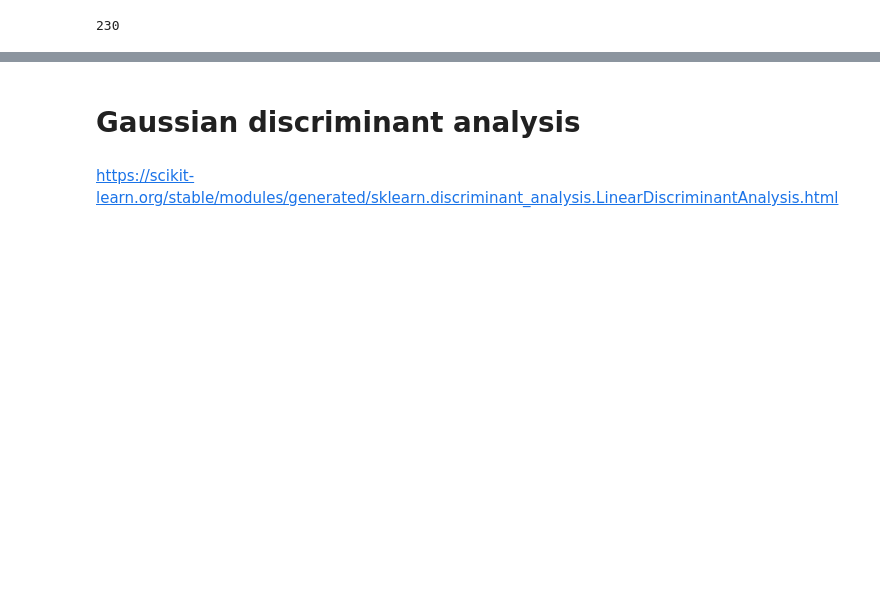
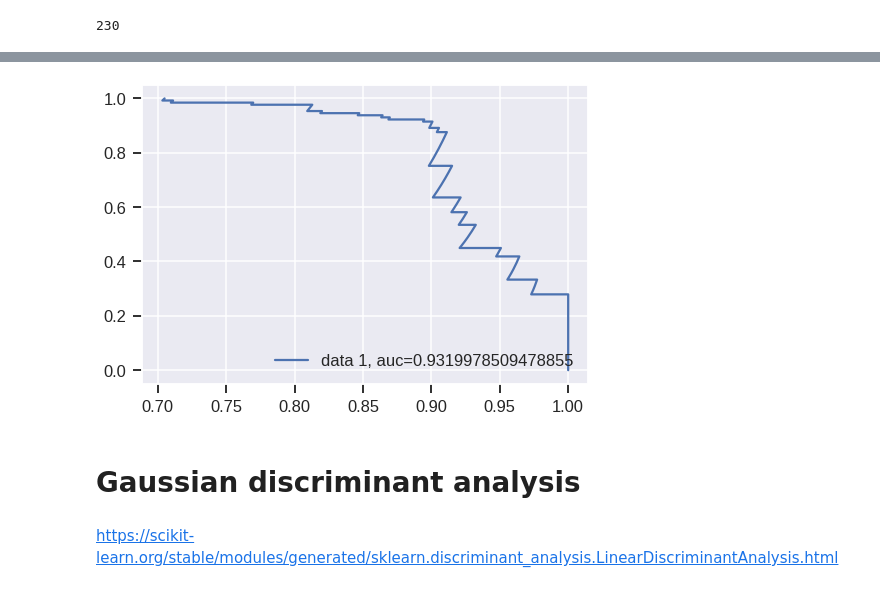
Before and after one commit to MichaelPlug/FDS_Project_HFD, a Jupyter notebook: Project_notebook.ipynb, the cells around one changed output, grey strips where cells are left out. Saved outputs shown, nothing was run; the diff lists cells and outputs as text; code cells hidden in the pictures; blank space fills up the shorter version.

```diff
--- a/Project_notebook.ipynb
+++ b/Project_notebook.ipynb
@@ -804,3 +804,10 @@ plt.show()
+# %%
+precision, recall, thresholds = metrics.precision_recall_curve(y_test_addCol,X_test_addCol_f["T"])
+plt.plot(precision,recall,label="data 1, auc="+str(auc))
+plt.legend(loc=4)
+plt.show()
+# %% [output]
+[figure, added]
 # %% [markdown]
 # Gaussian discriminant analysis
 # %% [markdown]
```
Also changed, not shown: parts of 24 cells of this notebook.
